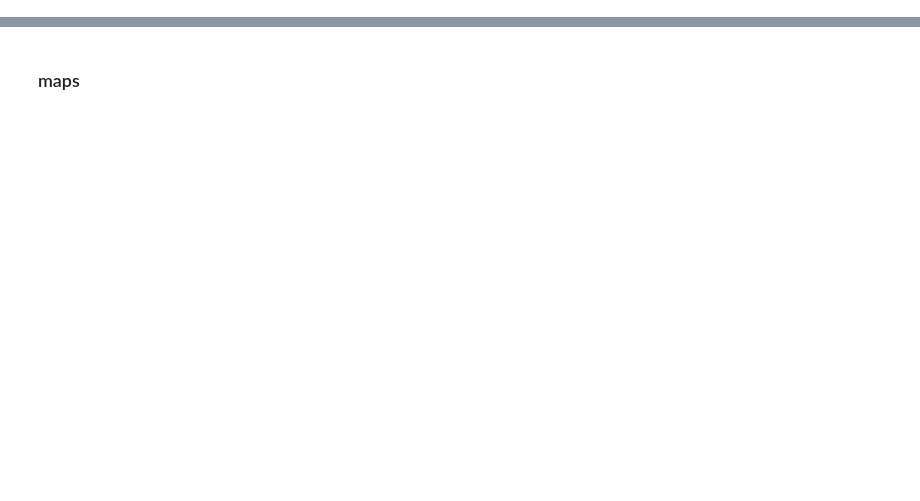
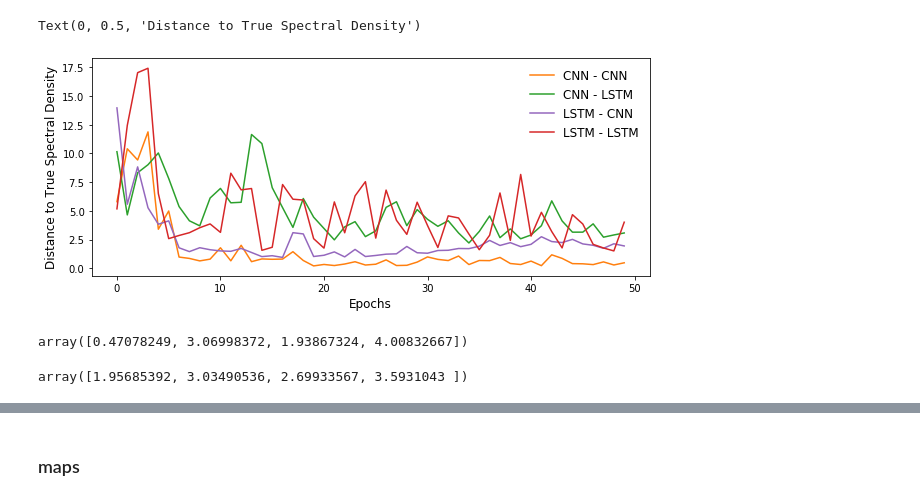
Before and after one commit to AmedeeRoy/BirdGAN, a Jupyter notebook: code/results.ipynb, the cells around one changed output, grey strips where cells are left out. Drawn from its saved outputs; the diff is of its cells as text; code cells hidden in the pictures; blank space fills up the shorter version.

```diff
--- a/code/results.ipynb
+++ b/code/results.ipynb
@@ -26,0 +195,23 @@ from utils.tools import *
+# %%
+score = np.load('../results/score_20_steps_SS.npy')
+
+plt.figure(figsize=(10,4))
+plt.plot(score[0,:], c = dicolour['orange'], label = "CNN - CNN")
+plt.plot(score[1,:], c = dicolour['green'], label = "CNN - LSTM")
+plt.plot(score[2,:], c = dicolour['purple'], label = "LSTM - CNN")
+plt.plot(score[3,:], c = dicolour['red'], label = "LSTM - LSTM")
+plt.legend(fontsize = 12, frameon=False)
+plt.xlabel('Epochs', fontsize = 12)
+plt.ylabel('Distance to True Spectral Density', fontsize = 12)
+# %% [output]
+Text(0, 0.5, 'Distance to True Spectral Density')
+[figure, added]
+# %%
+score[:,-1]
+# %% [output]
+array([0.47078249, 3.06998372, 1.93867324, 4.00832667])
+# %%
+time = np.load('../results/computation_time_20_steps_SS.npy')
+time/60
+# %% [output]
+array([1.95685392, 3.03490536, 2.69933567, 3.5931043 ])
```
Also changed, not shown: parts of 37 cells of this notebook, 22 other files.
